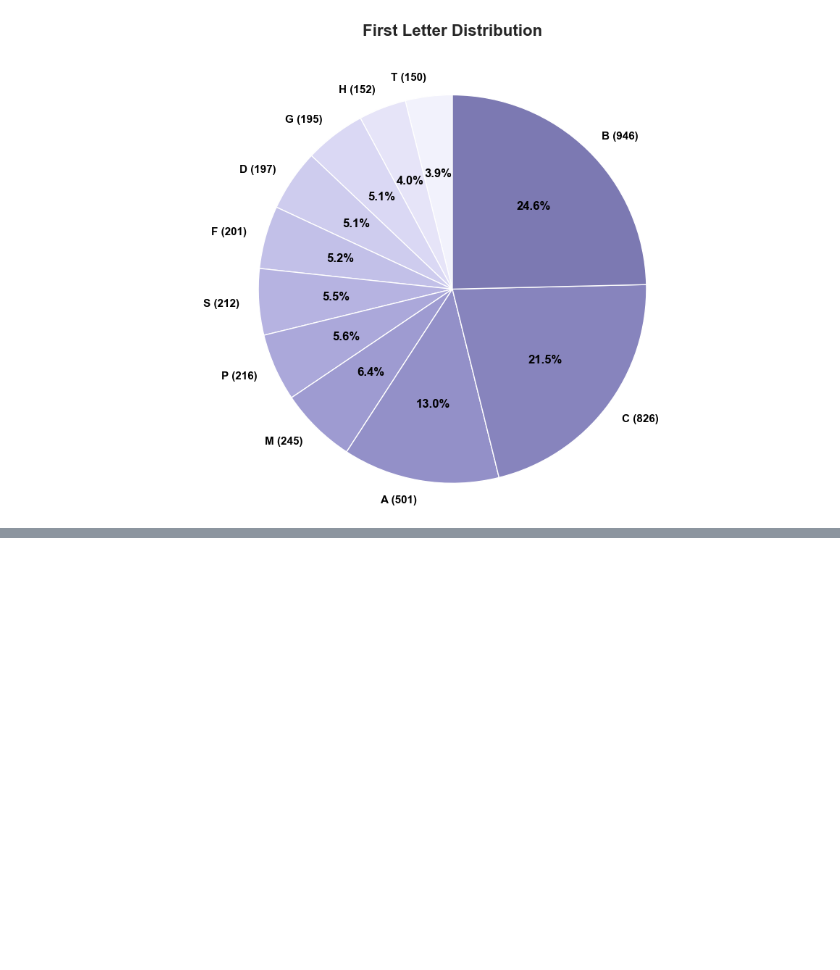
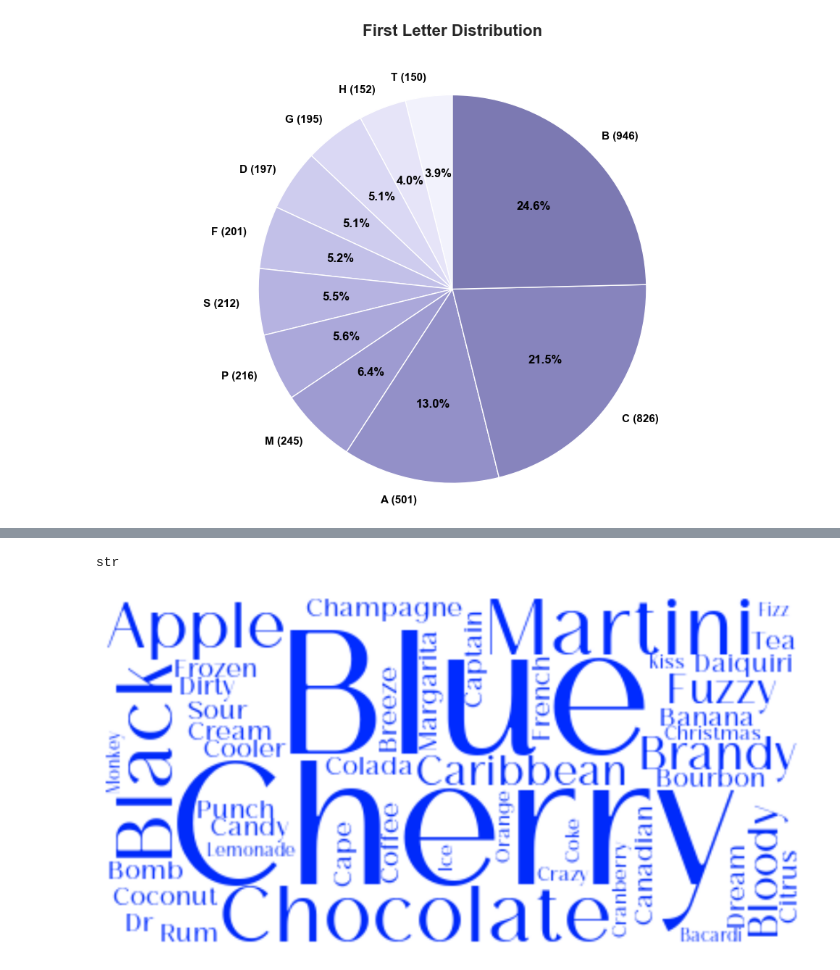
Before and after one commit to Lucien-Stephane-Ld/certification-project-DAFT410, a Jupyter notebook: data_visualization.ipynb, the cells around one changed output, grey strips where cells are left out. Drawn from its saved outputs; the diff is of its cells as text; code cells hidden in the pictures; blank space fills up the shorter version.

Commit message:
tables png, top50words csv, updated SQL

```diff
--- a/data_visualization.ipynb
+++ b/data_visualization.ipynb
@@ -457,0 +478,2 @@ plt.show()
+# %%
+word_use_title = pd.read_csv('./CSVs/top50_word_use_title.csv', sep=',')
@@ -457,0 +493,25 @@ plt.show()
+# %%
+txt = word_use_title['word'].to_list()
+text = ','.join(txt)
+# %% [output]
+str
+# %%
+text = text
+
+def grey_color_func(word, font_size, position,orientation,random_state=None, **kwargs):
+    return("hsl(230,100%%, %d%%)" % np.random.randint(49,51))
+
+font_path =  "C:/Users/User/Desktop/FREELANCE/010_RESSOURCES/breadley_sans/BreadleySans-Regular.ttf"
+
+wordcloud = WordCloud(font_path = font_path, background_color = "white", collocations=False).generate(text)
+
+wordcloud.recolor(color_func=grey_color_func)
+
+plt.figure(figsize=(10,7), dpi=300)
+
+plt.imshow(wordcloud, interpolation='bilinear')
+
+plt.axis("off")
+plt.show()
+# %% [output]
+[figure, added]
```
Also changed, not shown: parts of 8 cells of this notebook, 16 other files.
